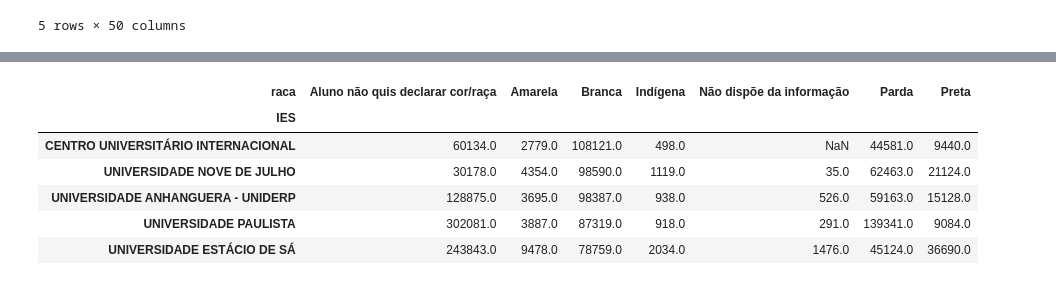
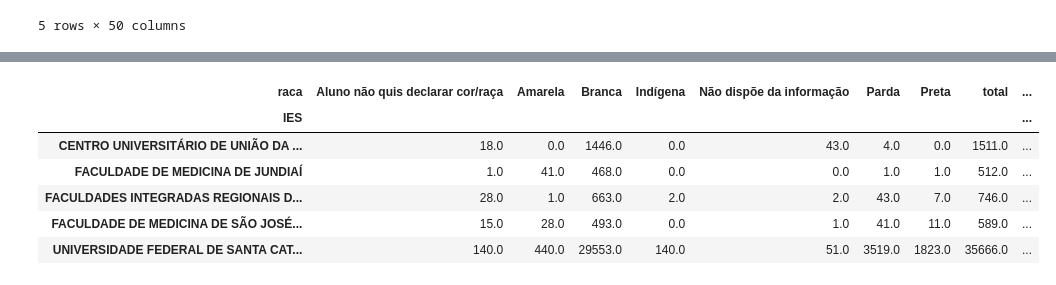
Before and after one commit to if1015-datascience-ufpe/2018-1-projeto-farm-lands, a Jupyter notebook: ass6.ipynb, the cells around one changed output, grey strips where cells are left out. Drawn from its saved outputs; the diff is of its cells as text; code cells hidden in the pictures.

```diff
--- a/ass6.ipynb
+++ b/ass6.ipynb
@@ -159,13 +230,13 @@ IES_raca.head()
 # %%
-IES_raca = IES_raca.rename(columns= {'value' : 'raca'})
-IES_raca = IES_raca.rename(columns= {'NO_IES' : 'IES'})
-IES_raca = IES_raca.rename(columns= {'variable' : 'qtd'})
+IES_raca_Publico = IES_raca_Publico.rename(columns= {'value' : 'raca'})
+IES_raca_Publico = IES_raca_Publico.rename(columns= {'NO_IES' : 'IES'})
+IES_raca_Publico = IES_raca_Publico.rename(columns= {'variable' : 'qtd'})
 
-IES_raca = IES_raca.replace(to_replace = 'DS_COR_RACA_ALUNO', value = 1)
+IES_raca_Publico = IES_raca_Publico.replace(to_replace = 'DS_COR_RACA_ALUNO', value = 1)
 
-IES_raca = IES_raca.pivot_table(index = 'IES', columns='raca', values= 'qtd',aggfunc='sum')
+IES_raca_Publico = IES_raca_Publico.pivot_table(index = 'IES', columns='raca', values= 'qtd',aggfunc='sum')
 
-IES_raca.head()
+IES_raca_Publico.head()
 # %% [output]
 | raca | Aluno não quis declarar cor/raça | Amarela | Branca | Indígena | Não dispõe da informação | Parda | Preta |
 | IES |  |  |  |  |  |  |  |
@@ -177,11 +266,40 @@ IES_raca.head()
+# %%
+IES_raca_Publico.fillna(0,inplace = True)
+
+IES_raca_Privado.fillna(0,inplace = True)
+# %%
+IES_raca_Publico['total'] = (IES_raca_Publico['Amarela'] + IES_raca_Publico['Aluno não quis declarar cor/raça'] + IES_raca_Publico['Branca'] + IES_raca_Publico['Indígena']
+                    +  IES_raca_Publico['Parda'] + IES_raca_Publico['Preta'] + IES_raca_Publico['Não dispõe da informação'] )
+
+
+
+IES_raca_Privado['total'] = (IES_raca_Privado['Amarela'] + IES_raca_Privado['Aluno não quis declarar cor/raça'] + IES_raca_Privado['Branca'] + IES_raca_Privado['Indígena']
+                    +  IES_raca_Privado['Parda'] + IES_raca_Privado['Preta'] + IES_raca_Privado['Não dispõe da informação'] )
+# %%
+IES_raca_Publico['% Branca'] =np.round((IES_raca_Publico['Branca'] / IES_raca_Publico['total']) *100, decimals=2)
+IES_raca_Publico['% Amarela'] = np.round((IES_raca_Publico['Amarela'] / IES_raca_Publico['total']) * 100, decimals=2)
+IES_raca_Publico['% Indígena'] = np.round((IES_raca_Publico['Indígena'] / IES_raca_Publico['total']) *100, decimals=2)
+IES_raca_Publico['% Parda'] = np.round((IES_raca_Publico['Parda'] / IES_raca_Publico['total']) *100, decimals=2)
+IES_raca_Publico['% Preta'] = np.round((IES_raca_Publico['Preta'] / IES_raca_Publico['total']) *100, decimals=2)
+IES_raca_Publico['% Aluno não quis declarar cor/raça'] = np.round((IES_raca_Publico['Aluno não quis declarar cor/raça'] / IES_raca_Publico['total']) *100,decimals=2)
+IES_raca_Publico['% Não dispõe da informação'] = np.round((IES_raca_Publico['Não dispõe da informação'] / IES_raca_Publico['total']) *100,decimals=2)
+
+
+IES_raca_Privado['% Branca'] =np.round((IES_raca_Privado['Branca'] / IES_raca_Privado['total']) *100, decimals=2)
+IES_raca_Privado['% Amarela'] = np.round((IES_raca_Privado['Amarela'] / IES_raca_Privado['total']) * 100, decimals=2)
+IES_raca_Privado['% Indígena'] = np.round((IES_raca_Privado['Indígena'] / IES_raca_Privado['total']) *100, decimals=2)
+IES_raca_Privado['% Parda'] = np.round((IES_raca_Privado['Parda'] / IES_raca_Privado['total']) *100, decimals=2)
+IES_raca_Privado['% Preta'] = np.round((IES_raca_Privado['Preta'] / IES_raca_Privado['total']) *100, decimals=2)
+IES_raca_Privado['% Aluno não quis declarar cor/raça'] = np.round((IES_raca_Privado['Aluno não quis declarar cor/raça'] / IES_raca_Privado['total']) *100,decimals=2)
+IES_raca_Privado['% Não dispõe da informação'] = np.round((IES_raca_Privado['Não dispõe da informação'] / IES_raca_Privado['total']) *100,decimals=2)
 # %%
-IES_raca.iloc[:].nlargest(5,'Branca')
+IES_raca_Publico.iloc[:].nlargest(5,'% Branca')
 # %% [output]
-| raca | Aluno não quis declarar cor/raça | Amarela | Branca | Indígena | Não dispõe da informação | Parda | Preta |
-| IES |  |  |  |  |  |  |  |
-| CENTRO UNIVERSITÁRIO INTERNACIONAL | 60134.0 | 2779.0 | 108121.0 | 498.0 | NaN | 44581.0 | 9440.0 |
-| UNIVERSIDADE NOVE DE JULHO | 30178.0 | 4354.0 | 98590.0 | 1119.0 | 35.0 | 62463.0 | 21124.0 |
-| UNIVERSIDADE ANHANGUERA - UNIDERP | 128875.0 | 3695.0 | 98387.0 | 938.0 | 526.0 | 59163.0 | 15128.0 |
-| UNIVERSIDADE PAULISTA | 302081.0 | 3887.0 | 87319.0 | 918.0 | 291.0 | 139341.0 | 9084.0 |
-| UNIVERSIDADE ESTÁCIO DE SÁ | 243843.0 | 9478.0 | 78759.0 | 2034.0 | 1476.0 | 45124.0 | 36690.0 |
+| raca | Aluno não quis declarar cor/raça | Amarela | Branca | Indígena | Não dispõe da informação | Parda | Preta | total | ... |
+| IES |  |  |  |  |  |  |  |  | ... |
+| CENTRO UNIVERSITÁRIO DE UNIÃO DA ... | 18.0 | 0.0 | 1446.0 | 0.0 | 43.0 | 4.0 | 0.0 | 1511.0 | ... |
+| FACULDADE DE MEDICINA DE JUNDIAÍ | 1.0 | 41.0 | 468.0 | 0.0 | 0.0 | 1.0 | 1.0 | 512.0 | ... |
+| FACULDADES INTEGRADAS REGIONAIS D... | 28.0 | 1.0 | 663.0 | 2.0 | 2.0 | 43.0 | 7.0 | 746.0 | ... |
+| FACULDADE DE MEDICINA DE SÃO JOSÉ... | 15.0 | 28.0 | 493.0 | 0.0 | 1.0 | 41.0 | 11.0 | 589.0 | ... |
+| UNIVERSIDADE FEDERAL DE SANTA CAT... | 140.0 | 440.0 | 29553.0 | 140.0 | 51.0 | 3519.0 | 1823.0 | 35666.0 | ... |
 # %%
```
Also changed, not shown: parts of 23 cells of this notebook.
